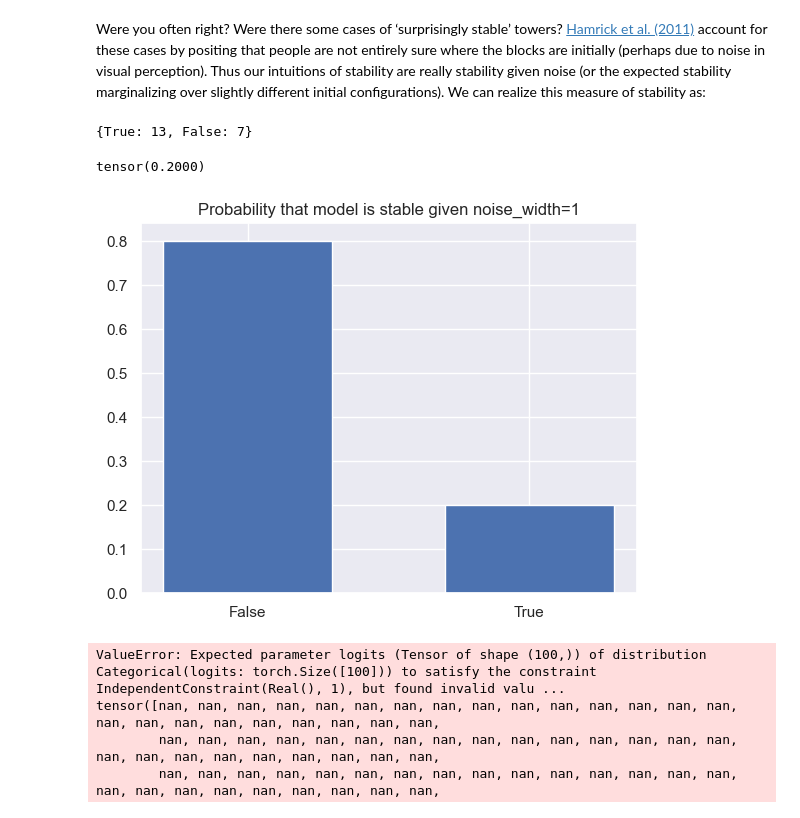
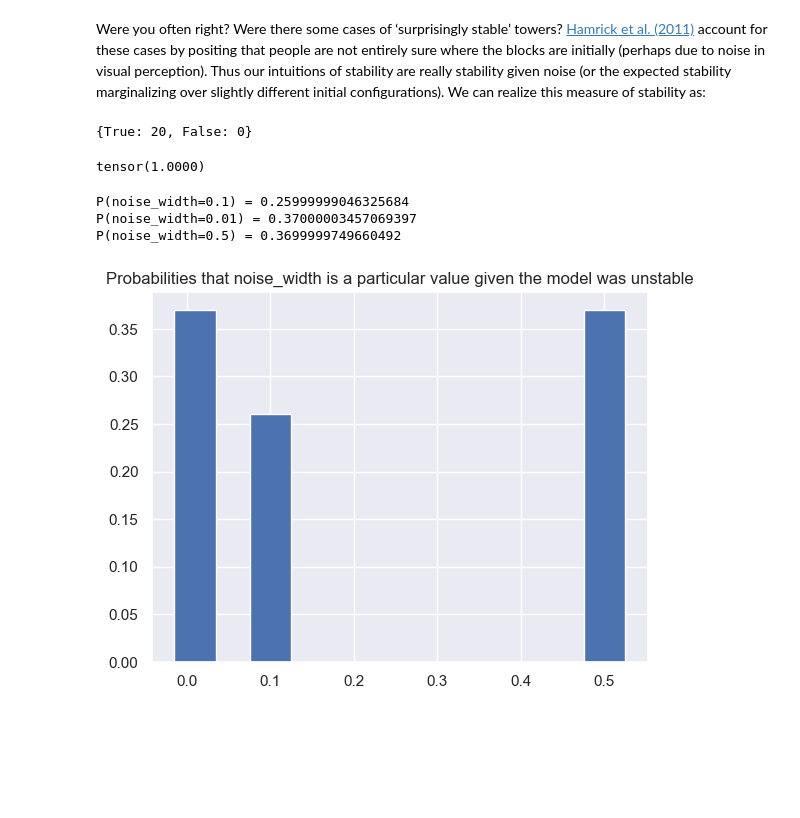
Before and after one commit to ebigelow/probmods-pyro, a Jupyter notebook: chapters/Chapter 2 - Generative Models.ipynb, the cells around one changed output. Drawn from its saved outputs; the diff is of its cells as text; code cells hidden in the pictures; blank space fills up the shorter version.

Commit message:
Altered noise_width values so that scripts run

```diff
--- a/chapters/Chapter 2 - Generative Models.ipynb
+++ b/chapters/Chapter 2 - Generative Models.ipynb
@@ -746,13 +746,13 @@ class Simulate:
             block = Block()
             if prev_block == None:
                 block.is_first = True
-                Block_x = pyro.sample("Block_0_x", dist.Delta(torch.tensor(X_CENTRE)))
+                Block_x = pyro.sample("Block_0_x", dist.Delta(torch.tensor(X_CENTRE, dtype=torch.float)))
                 block.x = int(Block_x.item())
                 block.y = FLOOR_HEIGHT + block.h/2
 
             else:
-                vals = torch.tensor(list(range(int(np.ceil(prev_block.x - prev_block.w/2)), int(np.floor(prev_block.x + prev_block.w/2)))))
-                probs = torch.ones(vals.size())
+                vals = torch.tensor(list(range(int(np.ceil(prev_block.x - prev_block.w/2)), int(np.floor(prev_block.x + prev_block.w/2)))), dtype=torch.float)
+                probs = torch.ones(vals.size(), dtype=torch.float)
                 Block_x = pyro.sample("Block_{}_x".format(idx), dist.Empirical(samples=vals, log_weights=probs))
                 block.x = int(Block_x.item())
                 # block.x = randint(prev_block.x - prev_block.w/2, prev_block.x + prev_block.w/2)
@@ -760,7 +760,7 @@ class Simulate:
 
         else:
             block = deepcopy(new_block)
-            Block_x = pyro.sample("Block_{}_x".format(idx), dist.Delta(torch.tensor(block.x)))
+            Block_x = pyro.sample("Block_{}_x".format(idx), dist.Delta(torch.tensor(block.x, dtype=torch.float)))
 
         # pymunk box coords are at Centre of Mass !
 
@@ -871,8 +871,8 @@ def does_tower_fall(initial_w, final_w):
 def noisify(world):
     noisy_world = deepcopy(world)
 
-    vals = torch.tensor([1.0, 5.0, 10.0], dtype=torch.float)
-    probs = torch.tensor([0.2, 0.6, 0.2])
+    vals = torch.tensor([0.01, 0.50, 0.10], dtype=torch.float)
+    probs = torch.tensor([0.2, 0.6, 0.2], dtype=torch.float)
     noise_width = pyro.sample("noise_width", dist.Empirical(samples=vals, log_weights=probs))
     noise_width = float(noise_width.item())
 
@@ -926,7 +926,7 @@ unstable_world = [
 
 def model():
     s = run_simulation(unstable_world)
-    Stability = pyro.sample("Stability", dist.Delta(torch.tensor(s)))
+    Stability = pyro.sample("Stability", dist.Delta(torch.tensor(s, dtype=torch.float)))
     return Stability
 # %%
 out = {True:0, False:0}
@@ -935,10 +935,11 @@ for i in range(20):
     out[res] = out[res] + 1
 print(out)
 # %% [output]
-{True: 13, False: 7}
+{True: 20, False: 0}
 # %%
-conditioned_model = pyro.condition(model, {"noise_width": torch.tensor(1)})
-importance = Importance(conditioned_model, guide=None, num_samples=200)
+nw = 0.10
+conditioned_model = pyro.condition(model, {"noise_width": torch.tensor(nw)})
+importance = Importance(conditioned_model, guide=None, num_samples=10)
 # importance = Importance(model, guide=None, num_samples=100)
 trace_posterior_conditioned = importance.run() # args and kwargs are used if your model function takes any input arguments to run
 emp_marginal = EmpiricalMarginal(trace_posterior=trace_posterior_conditioned, sites=["Stability"])
@@ -948,27 +949,29 @@ log_prob = emp_marginal.log_prob(outcome)
 p = np.exp(log_prob)
 print(p)
 
-viz(emp_marginal, plot_args={"tick_label":["False", "True"], "width":0.6}, title="Probability that model is stable given noise_width=1")
+# viz(emp_marginal, plot_args={"tick_label":["False", "True"], "width":0.6}, title="Probability that model is stable given noise_width={}".format(nw))
 # %% [output]
-tensor(0.2000)
+tensor(1.0000)
-[figure, removed]
 # %%
 conditioned_model = pyro.condition(model, {"S": torch.tensor(False)})
 importance = Importance(conditioned_model, guide=None, num_samples=100)
 # importance = Importance(model, guide=None, num_samples=100)
 trace_posterior_conditioned = importance.run() # args and kwargs are used if your model function takes any input arguments to run
 emp_marginal = EmpiricalMarginal(trace_posterior=trace_posterior_conditioned, sites=["noise_width"])
 
-for o in [1.0, 5.0, 10.0]:
+# for o in [1.0, 5.0, 10.0]:
+for o in [0.1,0.01,0.5]:
     outcome = torch.tensor([o])
 
     log_prob = emp_marginal.log_prob(outcome)
     p = np.exp(log_prob)
     print("P(noise_width={}) = {}".format(o,p))
 
-viz(emp_marginal, plot_args={"tick_label":["1.0", "5.0", "10.0"]}, title="Probabilities that noise_width is a particular value given the model was unstable")
+# tick_labels = ["1.0", "5.0", "10.0"]
+tick_labels = None
+viz(emp_marginal, plot_args={"tick_label":tick_labels, "width": 0.05}, title="Probabilities that noise_width is a particular value given the model was unstable")
 # %% [output]
-ValueError: Expected parameter logits (Tensor of shape (100,)) of distribution Categorical(logits: torch.Size([100])) to satisfy the constraint IndependentConstraint(Real(), 1), but found invalid valu ...
-tensor([nan, nan, nan, nan, nan, nan, nan, nan, nan, nan, nan, nan, nan, nan, nan, nan, nan, nan, nan, nan, nan, nan, nan, nan,
-        nan, nan, nan, nan, nan, nan, nan, nan, nan, nan, nan, nan, nan, nan, nan, nan, nan, nan, nan, nan, nan, nan, nan, nan,
-        nan, nan, nan, nan, nan, nan, nan, nan, nan, nan, nan, nan, nan, nan, nan, nan, nan, nan, nan, nan, nan, nan, nan, nan,
+P(noise_width=0.1) = 0.25999999046325684
+P(noise_width=0.01) = 0.37000003457069397
+P(noise_width=0.5) = 0.3699999749660492
+[figure, added]
```
Also changed, not shown: parts of 26 cells of this notebook.
